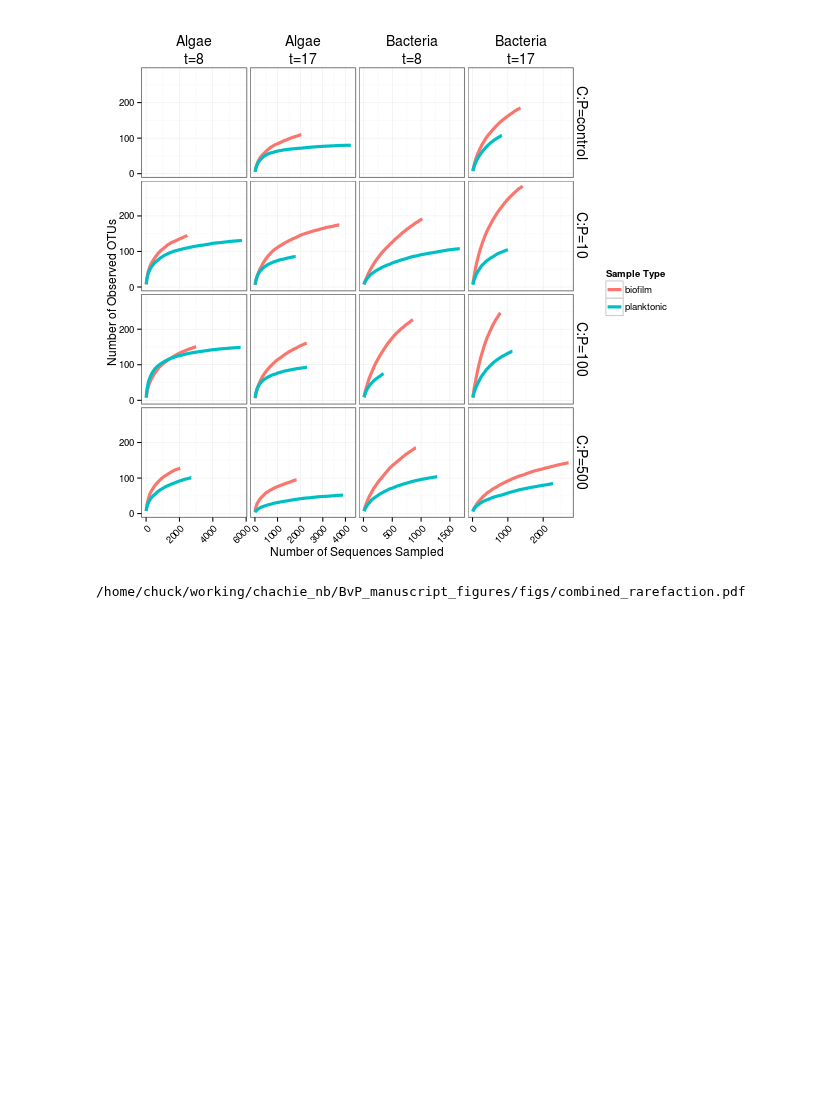
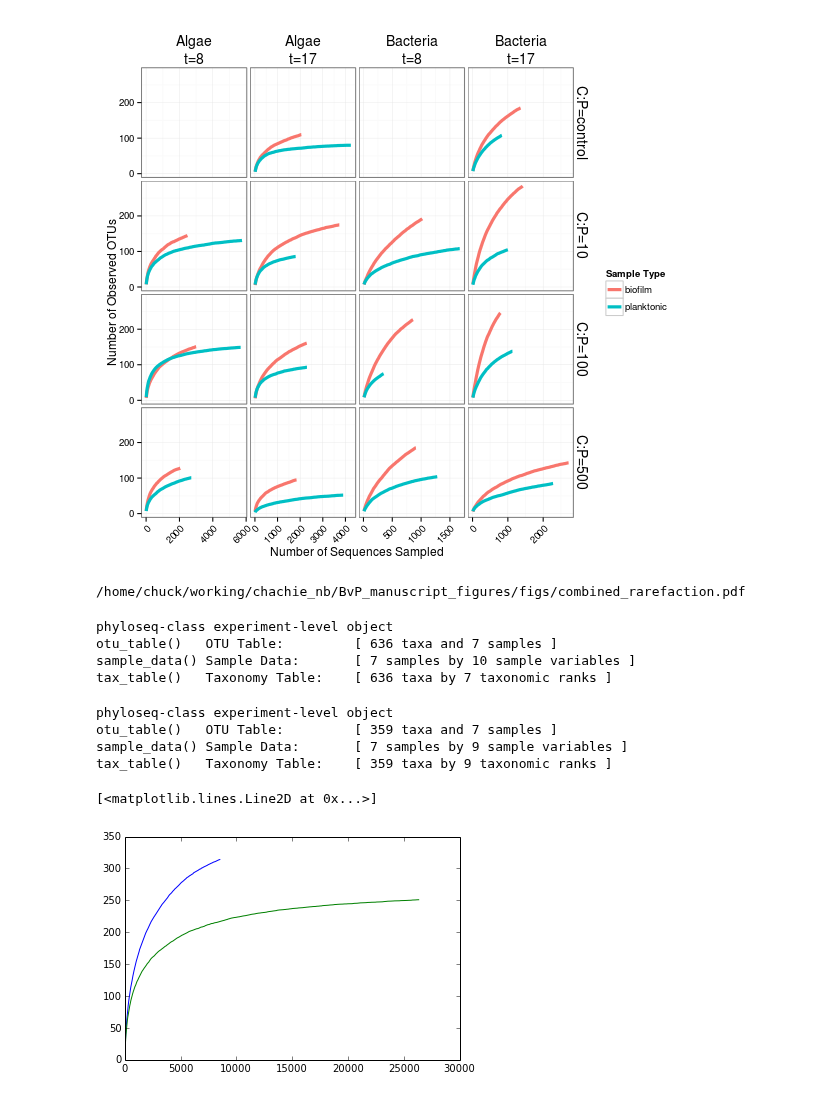
Before and after one commit to chuckpr/BvP_manuscript_figures, a Jupyter notebook: rarefaction_curves.ipynb, the cells around one changed output. Cells and saved outputs as stored; diff of their text form; code cells hidden in the pictures; blank space fills up the shorter version.

Commit message:
added integrated planktonic rarefaction curve fig

```diff
--- a/rarefaction_curves.ipynb
+++ b/rarefaction_curves.ipynb
@@ -209,3 +224,43 @@ ggsave("figs/combined_rarefaction.pdf", p, h = 8, w = 8)
 FileLink("figs/combined_rarefaction.pdf")
 # %% [output]
 /home/chuck/working/chachie_nb/BvP_manuscript_figures/figs/combined_rarefaction.pdf
+# %%
+%%R
+ps.B = import_biom("../data/B/otu_table.wtax_wsd.biom")
+ps.B = subset_samples(ps, EnvironmentType=="planktonic")
+OTU_avg_B = apply(otu_table(ps.B), 1, sum)
+# %%
+%%R
+ps.A = import_biom("../data/A/otu_table.wtax_wsd.biom")
+ps.A = subset_samples(ps.A, EnvironmentType=="planktonic")
+OTU_avg_A = apply(otu_table(ps.A), 1, sum)
+# %%
+%%R
+ps.B
+# %% [output]
+phyloseq-class experiment-level object
+otu_table()   OTU Table:         [ 636 taxa and 7 samples ]
+sample_data() Sample Data:       [ 7 samples by 10 sample variables ]
+tax_table()   Taxonomy Table:    [ 636 taxa by 7 taxonomic ranks ]
+# %%
+%%R
+ps.A
+# %% [output]
+phyloseq-class experiment-level object
+otu_table()   OTU Table:         [ 359 taxa and 7 samples ]
+sample_data() Sample Data:       [ 7 samples by 9 sample variables ]
+tax_table()   Taxonomy Table:    [ 359 taxa by 9 taxonomic ranks ]
+# %%
+data_planktonic_bact = %Rget OTU_avg_B
+data_planktonic_euk = %Rget OTU_avg_A
+# %%
+X_bact, Y_bact = get_raref_vector(np.array(data_planktonic_bact))
+X_euk, Y_euk = get_raref_vector(np.array(data_planktonic_euk))
+# %%
+fig = plt.figure()
+ax = fig.add_subplot(111)
+ax.plot(X_bact, Y_bact)
+ax.plot(X_euk, Y_euk)
+# %% [output]
+[<matplotlib.lines.Line2D at 0x...>]
+[figure, added]
```
Also changed, not shown: parts of 3 cells of this notebook.
